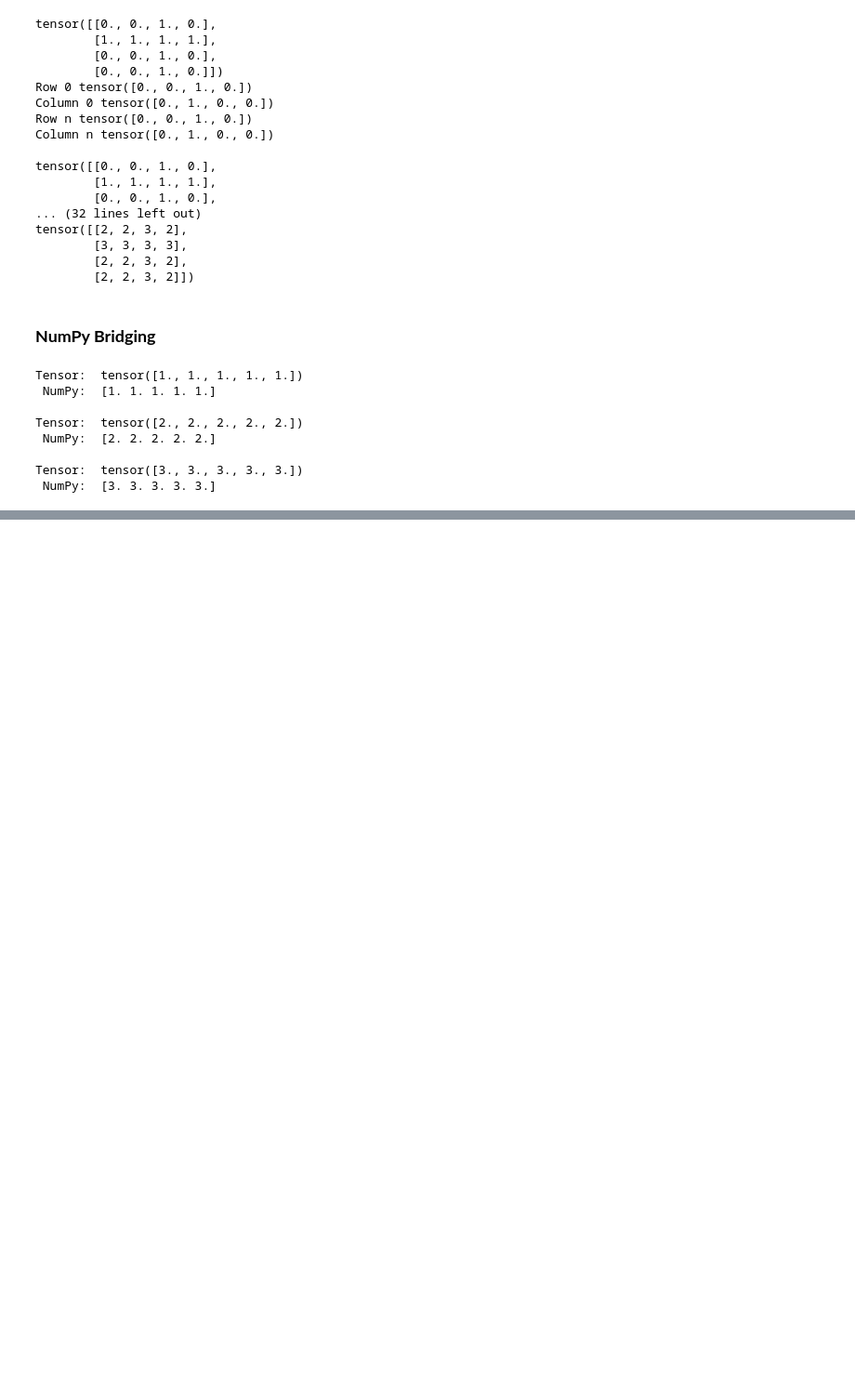
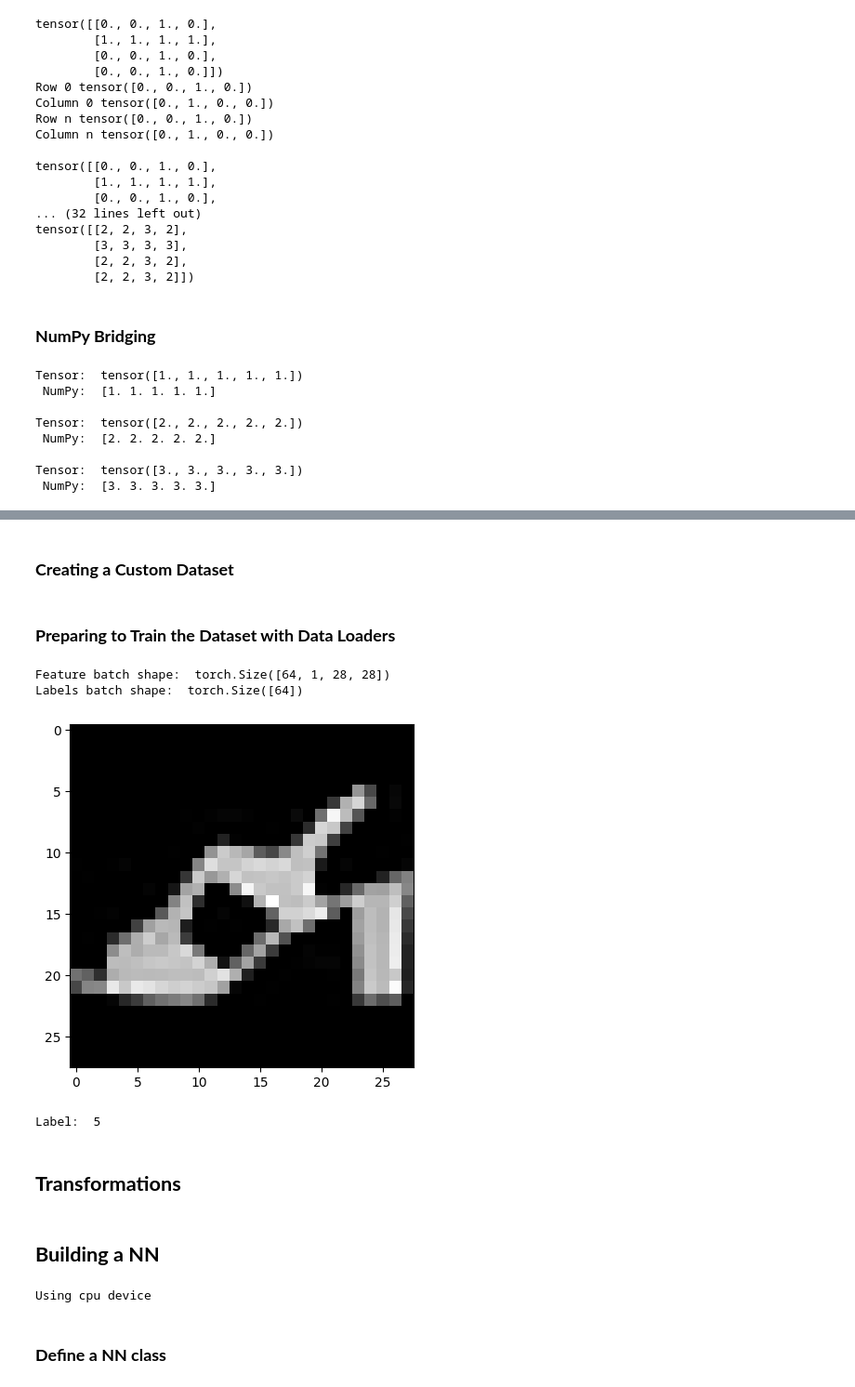
Before and after one commit to AACRobinson/IMLO-Assessment, a Jupyter notebook: IMLO_Week_10_Practical.ipynb, the cells around one changed output, grey strips where cells are left out. Shown: that part at 93% size. Cells and saved outputs as stored; diff of their text form; code cells hidden in the pictures; blank space fills up the shorter version.

```diff
--- a/IMLO_Week_10_Practical.ipynb
+++ b/IMLO_Week_10_Practical.ipynb
@@ -152,0 +203,2 @@ Tensor:  tensor([3., 3., 3., 3., 3.])
+# %% [markdown]
+### **Creating a Custom Dataset**
@@ -152,0 +229,24 @@ Tensor:  tensor([3., 3., 3., 3., 3.])
+# %% [markdown]
+### **Preparing to Train the Dataset with Data Loaders**
+# %%
+from torch.utils.data import DataLoader
+
+train_dataloader = DataLoader(training_data, batch_size=64, shuffle=True) #Dataloaders speed up data processing and reduce overfitting
+test_dataloader = DataLoader(test_data, batch_size=64, shuffle=True)
+
+#Display the image and label
+train_features, train_labels = next(iter(train_dataloader))
+print("Feature batch shape: ", train_features.size())
+print("Labels batch shape: ", train_labels.size())
+image = train_features[0].squeeze()
+label = train_labels[0].item()
+plt.imshow(image, cmap="gray")
+plt.show()
+print("Label: ", label)
+# %% [output]
+Feature batch shape:  torch.Size([64, 1, 28, 28])
+Labels batch shape:  torch.Size([64])
+[figure, added]
+Label:  5
+# %% [markdown]
+## **Transformations**
@@ -152,0 +268,22 @@ Tensor:  tensor([3., 3., 3., 3., 3.])
+# %% [markdown]
+## **Building a NN**
+# %%
+import os
+import torch
+from torch import nn
+from torch.utils.data import DataLoader
+from torchvision import datasets, transforms
+
+#Want to train the model on the fastest hardware accelerator (GPU/MPS) if possible - check to see if available, else use CPU - can use this cool switch case
+device = (
+    'cuda'
+    if torch.cuda.is_available()
+    else 'mps'
+    if torch.backends.mps.is_available()
+    else 'cpu'
+)
+print("Using", device, "device")
+# %% [output]
+Using cpu device
+# %% [markdown]
+### **Define a NN class**
```
Also changed, not shown: parts of 9 cells of this notebook.
